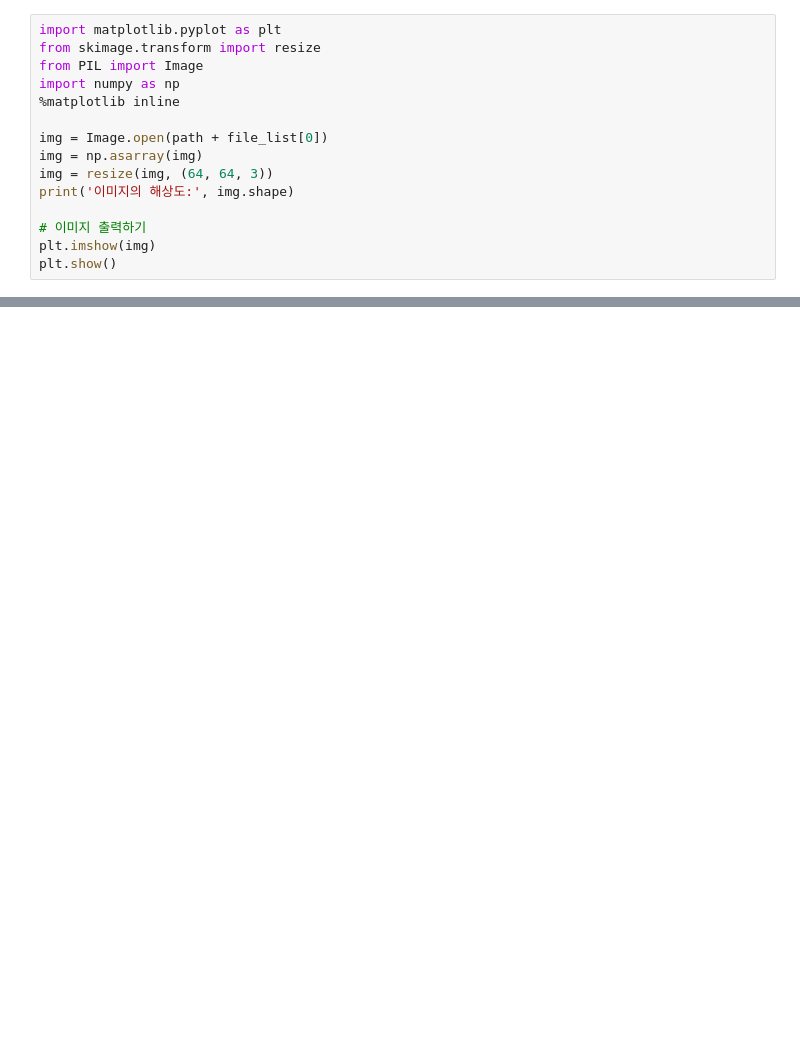
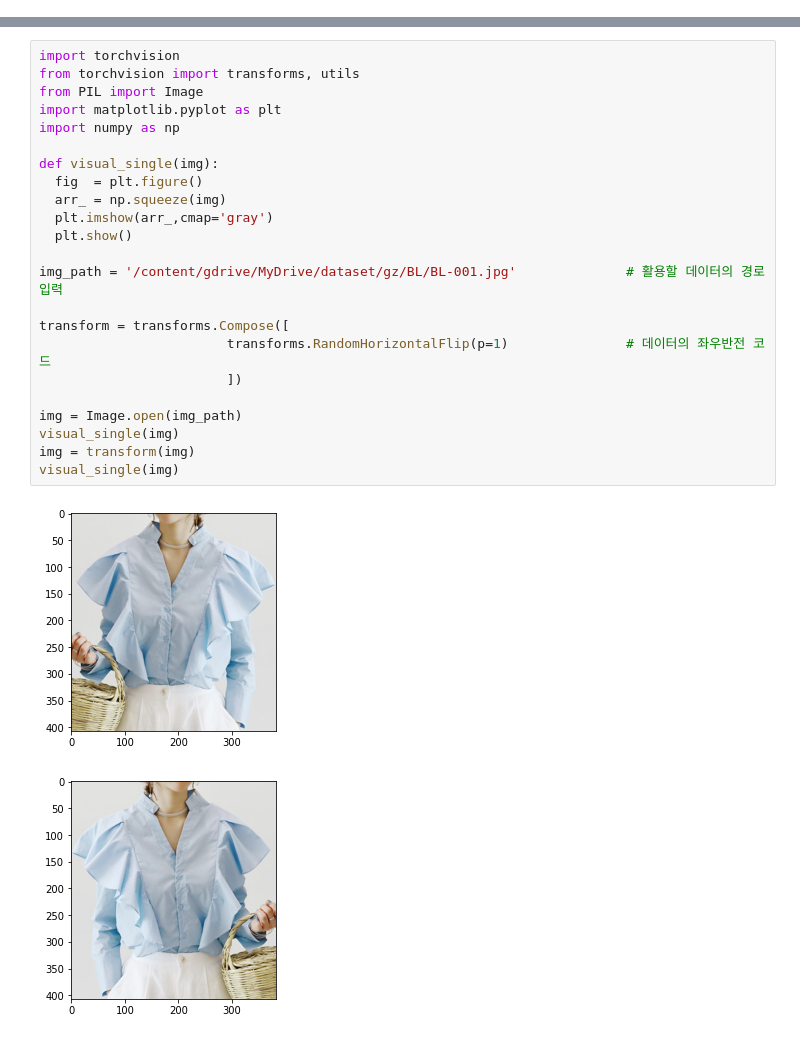
Before and after one commit to eunsun53/22ETRI_AI, a Jupyter notebook: Augmentation/data_augmentation.ipynb, the cells around one changed output, grey strips where cells are left out. Saved outputs shown, nothing was run; the diff lists cells and outputs as text; blank space fills up the shorter version.

```diff
--- a/Augmentation/data_augmentation.ipynb
+++ b/Augmentation/data_augmentation.ipynb
@@ -164,15 +0,0 @@ dtype: int64
-# %%
-import matplotlib.pyplot as plt
-from skimage.transform import resize
-from PIL import Image
-import numpy as np
-%matplotlib inline
-
-img = Image.open(path + file_list[0])
-img = np.asarray(img)
-img = resize(img, (64, 64, 3))
-print('이미지의 해상도:', img.shape)
-
-# 이미지 출력하기
-plt.imshow(img)
-plt.show()
@@ -458,0 +109,26 @@ model.fit(
+# %%
+import torchvision
+from torchvision import transforms, utils
+from PIL import Image
+import matplotlib.pyplot as plt
+import numpy as np
+
+def visual_single(img):
+  fig  = plt.figure()
+  arr_ = np.squeeze(img)
+  plt.imshow(arr_,cmap='gray')
+  plt.show()
+
+img_path = '/content/gdrive/MyDrive/dataset/gz/BL/BL-001.jpg'              # 활용할 데이터의 경로 입력
+
+transform = transforms.Compose([
+                        transforms.RandomHorizontalFlip(p=1)               # 데이터의 좌우반전 코드
+                        ])
+
+img = Image.open(img_path)
+visual_single(img)
+img = transform(img)
+visual_single(img)
+# %% [output]
+[figure, added]
+[figure, added]
```
Also changed, not shown: parts of 52 cells of this notebook.
